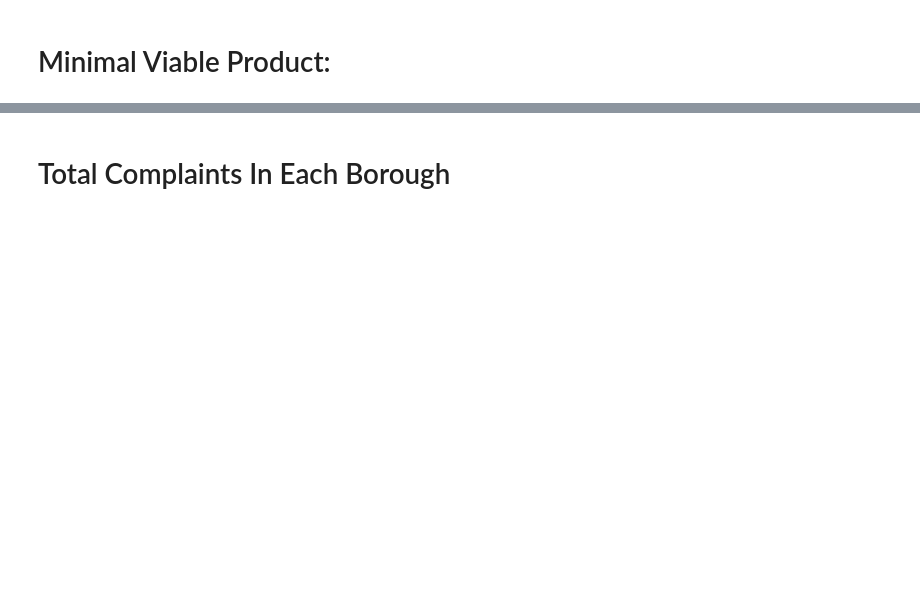
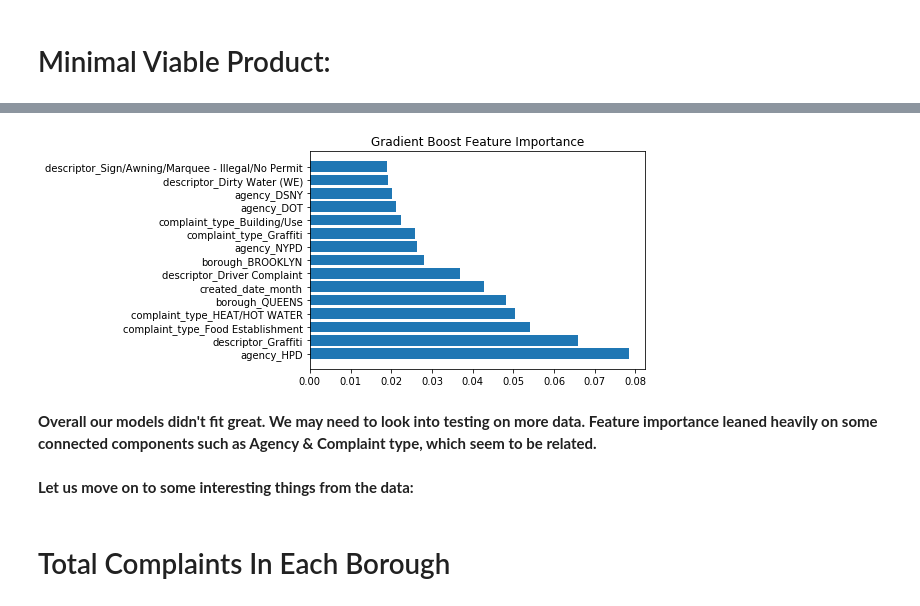
Before and after one commit to NickelousTex/Energy-NYCHA, a Jupyter notebook: EDA/MVP.ipynb, the cells around one changed output, grey strips where cells are left out. Cells and saved outputs as stored; diff of their text form; code cells hidden in the pictures; blank space fills up the shorter version.

```diff
--- a/EDA/MVP.ipynb
+++ b/EDA/MVP.ipynb
@@ -37,3 +380,12 @@ To toggle on/off the raw code, click <a href="javascript:code_toggle()">here</a>
+# %%
+plt.barh(GB_names[GB_incides][:15],GB_features[GB_incides][:15])
+plt.title('Gradient Boost Feature Importance');
+# %% [output]
+[figure, added]
+# %% [markdown]
+<b>Overall our models didn't fit great. We may need to look into testing on more data. Feature importance leaned heavily on some connected components such as Agency & Complaint type, which seem to be related.
+# %% [markdown]
+<b>Let us move on to some interesting things from the data:
 # %%
 data_cleaner = DataCleaner()
 data_cleaner.get_data('2018-08-10')
```
Also changed, not shown: parts of 81 cells of this notebook, 4 other files.
